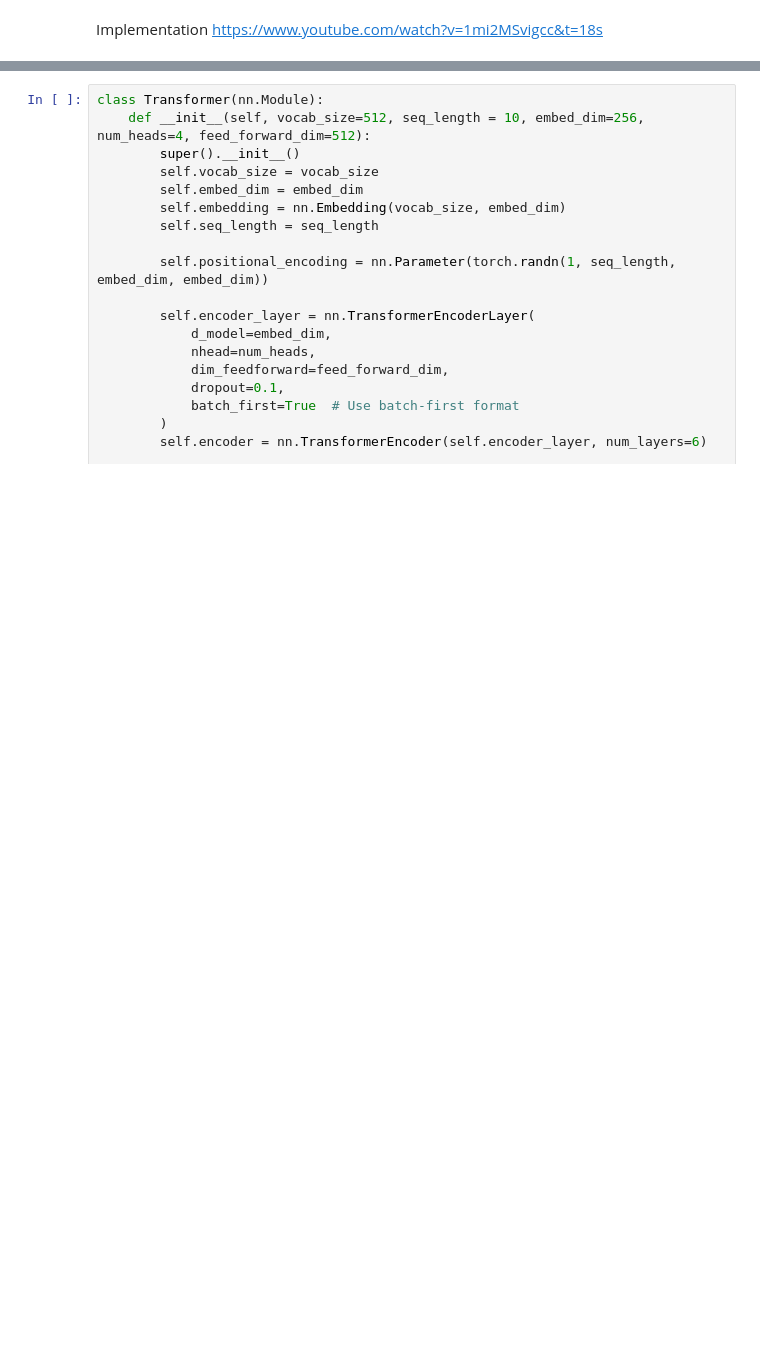
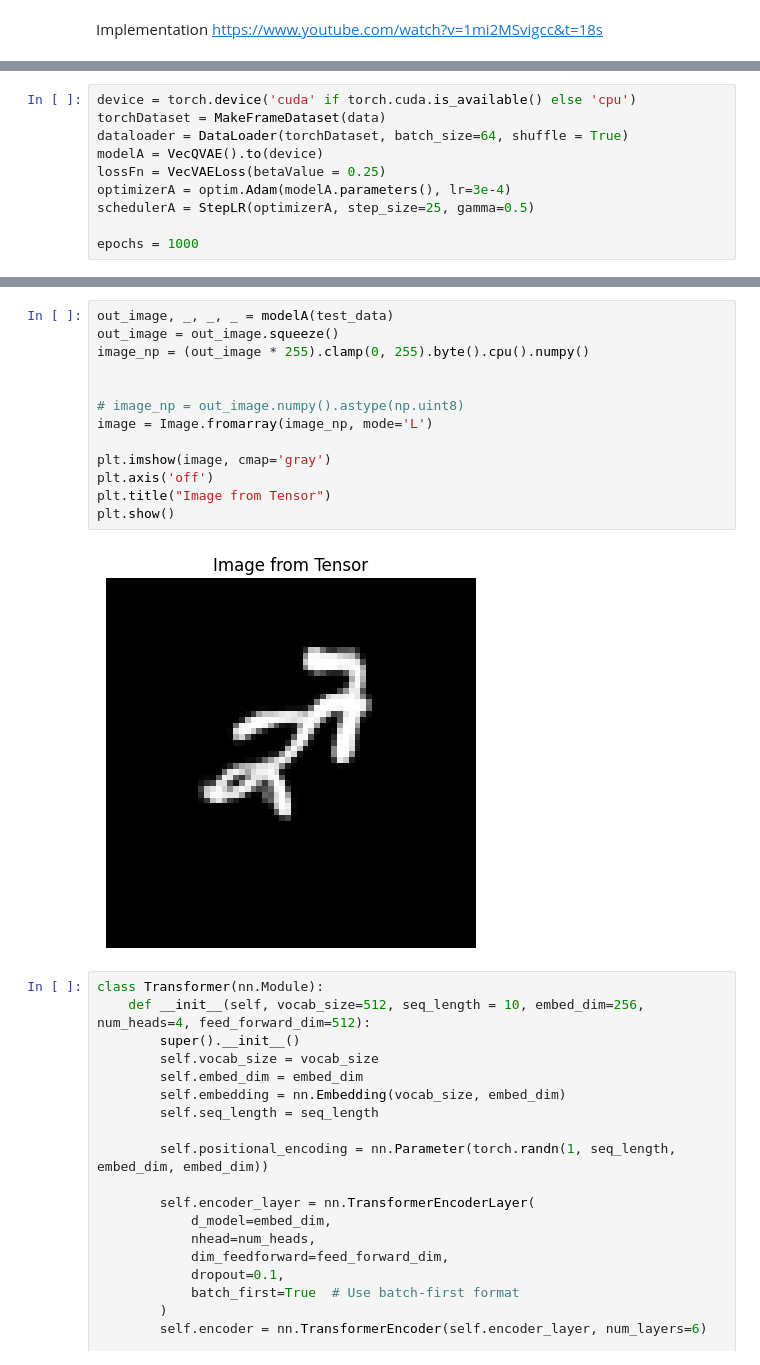
Before and after one commit to Ishushan02/Video-Generation-Flowing-MNIST, a Jupyter notebook: model-4-VQVAE.ipynb, the cells around one changed output, grey strips where cells are left out. Saved outputs shown, nothing was run; the diff lists cells and outputs as text; blank space fills up the shorter version.

```diff
--- a/model-4-VQVAE.ipynb
+++ b/model-4-VQVAE.ipynb
@@ -177,0 +209,10 @@ lsFn.item()
+# %%
+device = torch.device('cuda' if torch.cuda.is_available() else 'cpu')
+torchDataset = MakeFrameDataset(data)
+dataloader = DataLoader(torchDataset, batch_size=64, shuffle = True)
+modelA = VecQVAE().to(device)
+lossFn = VecVAELoss(betaValue = 0.25)
+optimizerA = optim.Adam(modelA.parameters(), lr=3e-4)
+schedulerA = StepLR(optimizerA, step_size=25, gamma=0.5)
+
+epochs = 1000
@@ -178,3 +277,18 @@ lsFn.item()
+# %%
+out_image, _, _, _ = modelA(test_data)
+out_image = out_image.squeeze()
+image_np = (out_image * 255).clamp(0, 255).byte().cpu().numpy()
+
+
+# image_np = out_image.numpy().astype(np.uint8)
+image = Image.fromarray(image_np, mode='L')
+
+plt.imshow(image, cmap='gray')
+plt.axis('off')
+plt.title("Image from Tensor")
+plt.show()
+# %% [output]
+[figure, added]
 # %%
 class Transformer(nn.Module):
     def __init__(self, vocab_size=512, seq_length = 10, embed_dim=256, num_heads=4, feed_forward_dim=512):
```
Also changed, not shown: parts of 11 cells of this notebook, 1 other file.
